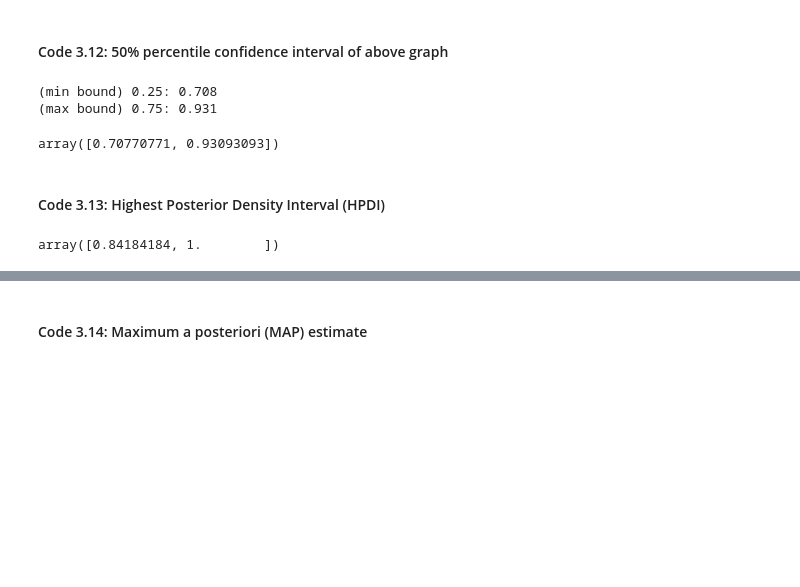
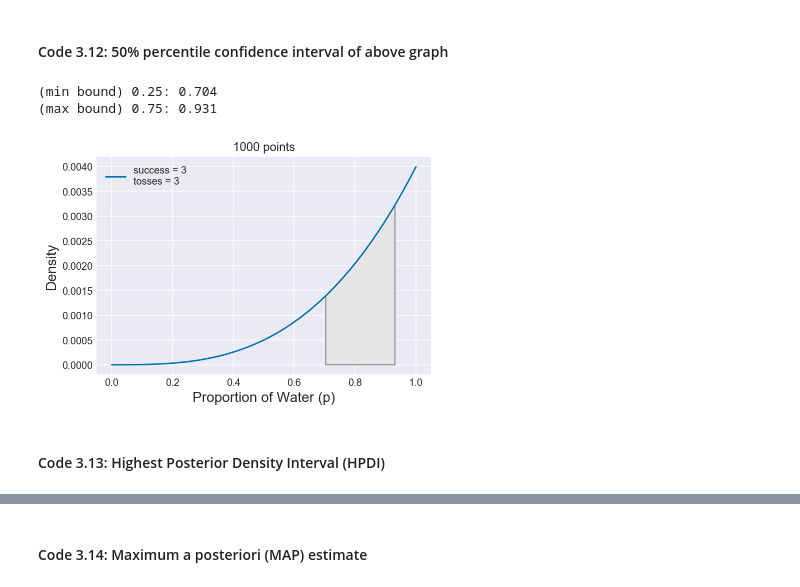
Before and after one commit to jshapiro314/resources, a Jupyter notebook: Rethinking/Chp_03.ipynb, the cells around one changed output, grey strips where cells are left out. Cells and saved outputs as stored; diff of their text form; code cells hidden in the pictures; blank space fills up the shorter version.

```diff
--- a/Rethinking/Chp_03.ipynb
+++ b/Rethinking/Chp_03.ipynb
@@ -131,15 +153,15 @@ plt.ylabel('Density', fontsize=14);
 # %% [markdown]
 #### Code 3.12: 50% percentile confidence interval of above graph
 # %%
+p_grid, posterior = posterior_grid_approx(grid_points=1000, success=3, tosses=3)
 samples = np.random.choice(p_grid, p=posterior, size=int(1e4), replace=True)
-percentile_interval(samples, 0.5)
+interval_bounds = percentile_interval(samples, 0.5)
+
+# Plotting this interval as well
+plot_posterior(points=1000, success=3, tosses=3, interval_bounds=interval_bounds)
 # %% [output]
-(min bound) 0.25: 0.708
+(min bound) 0.25: 0.704
 (max bound) 0.75: 0.931
-array([0.70770771, 0.93093093])
+[figure, added]
 # %% [markdown]
 #### Code 3.13: Highest Posterior Density Interval (HPDI)
-# %%
-pm.hpd(samples, alpha=0.5)
-# %% [output]
-array([0.84184184, 1.        ])
```
Also changed, not shown: parts of 54 cells of this notebook.
